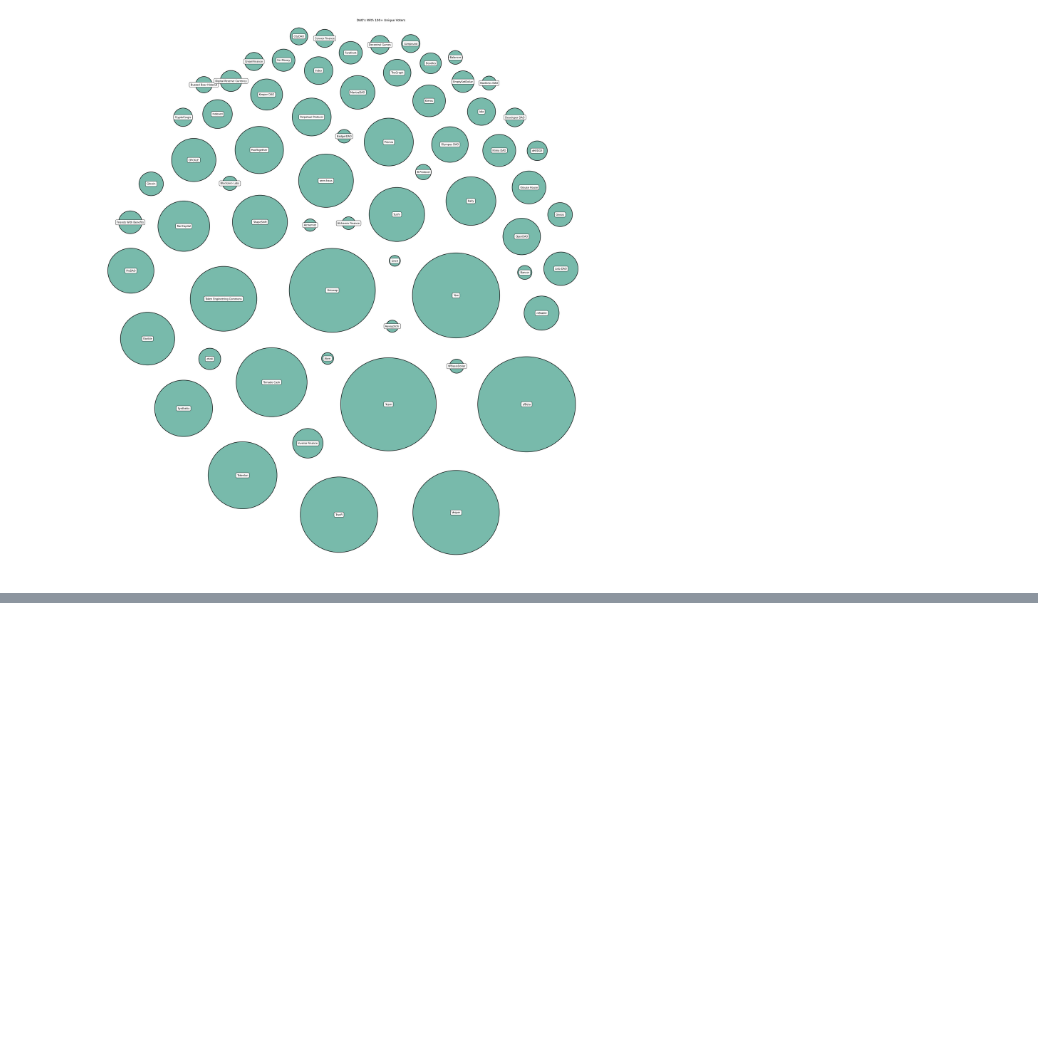
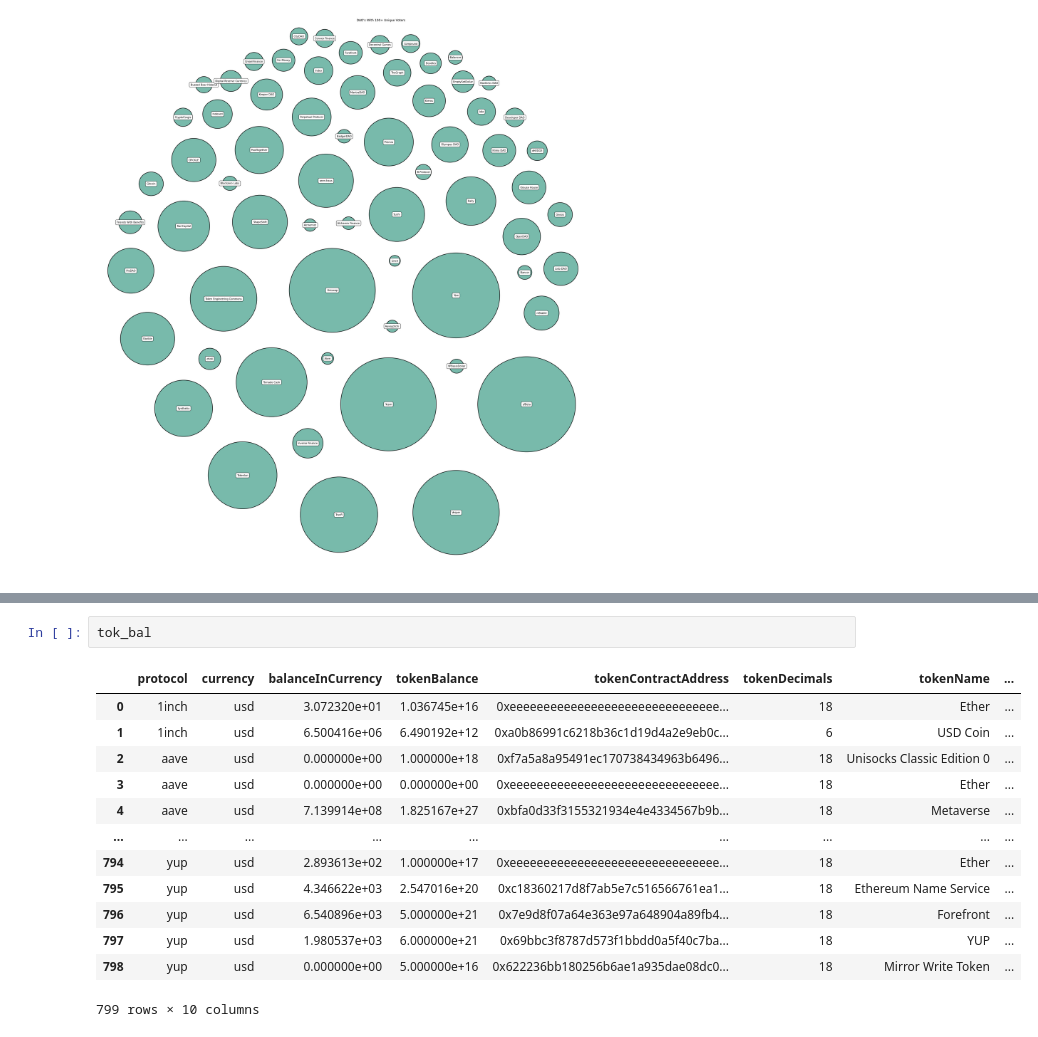
Before and after one commit to notchia/daochem-prototype, a Jupyter notebook: code/2_boardroom_cleaning_eda.ipynb, the cells around one changed output, grey strips where cells are left out. Drawn from its saved outputs; the diff is of its cells as text; blank space fills up the shorter version.

```diff
--- a/code/2_cleaning_eda.ipynb
+++ b/code/2_boardroom_cleaning_eda.ipynb
@@ -64,0 +160,16 @@ for circle, label in zip(circles, labels):
+# %%
+tok_bal
+# %% [output]
+|  | protocol | currency | balanceInCurrency | tokenBalance | tokenContractAddress | tokenDecimals | tokenName | ... |
+| 0 | 1inch | usd | 3.072320e+01 | 1.036745e+16 | 0xeeeeeeeeeeeeeeeeeeeeeeeeeeeeeee... | 18 | Ether | ... |
+| 1 | 1inch | usd | 6.500416e+06 | 6.490192e+12 | 0xa0b86991c6218b36c1d19d4a2e9eb0c... | 6 | USD Coin | ... |
+| 2 | aave | usd | 0.000000e+00 | 1.000000e+18 | 0xf7a5a8a95491ec170738434963b6496... | 18 | Unisocks Classic Edition 0 | ... |
+| 3 | aave | usd | 0.000000e+00 | 0.000000e+00 | 0xeeeeeeeeeeeeeeeeeeeeeeeeeeeeeee... | 18 | Ether | ... |
+| 4 | aave | usd | 7.139914e+08 | 1.825167e+27 | 0xbfa0d33f3155321934e4e4334567b9b... | 18 | Metaverse | ... |
+| ... | ... | ... | ... | ... | ... | ... | ... | ... |
+| 794 | yup | usd | 2.893613e+02 | 1.000000e+17 | 0xeeeeeeeeeeeeeeeeeeeeeeeeeeeeeee... | 18 | Ether | ... |
+| 795 | yup | usd | 4.346622e+03 | 2.547016e+20 | 0xc18360217d8f7ab5e7c516566761ea1... | 18 | Ethereum Name Service | ... |
+| 796 | yup | usd | 6.540896e+03 | 5.000000e+21 | 0x7e9d8f07a64e363e97a648904a89fb4... | 18 | Forefront | ... |
+| 797 | yup | usd | 1.980537e+03 | 6.000000e+21 | 0x69bbc3f8787d573f1bbdd0a5f40c7ba... | 18 | YUP | ... |
+| 798 | yup | usd | 0.000000e+00 | 5.000000e+16 | 0x622236bb180256b6ae1a935dae08dc0... | 18 | Mirror Write Token | ... |
+799 rows × 10 columns
```
Also changed, not shown: parts of 16 cells of this notebook, 7 other files.
